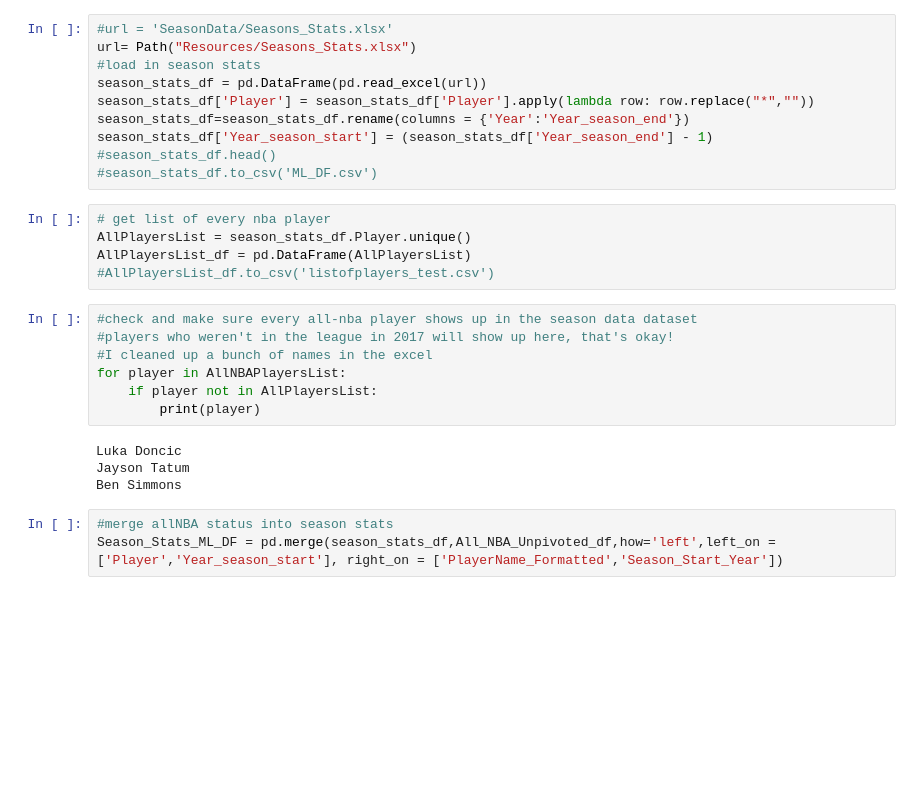
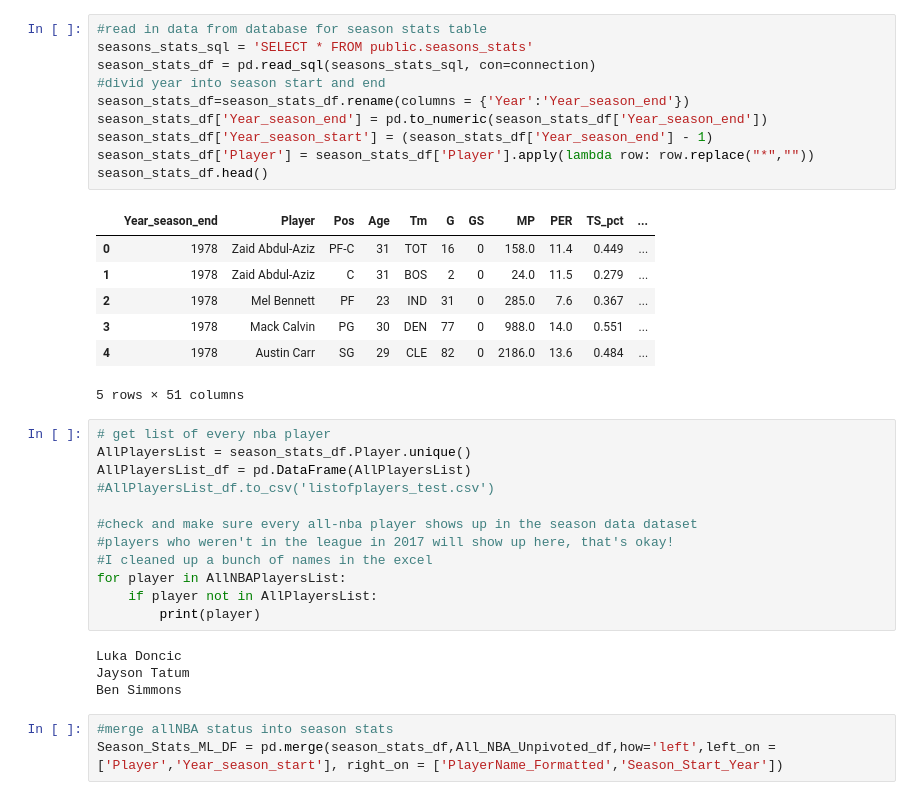
Before and after one commit to AForbis/Bootcamp_Final_Project, a Jupyter notebook: final_project_segment.ipynb, the cells around one changed output. Cells and saved outputs as stored; diff of their text form; blank space fills up the shorter version.

```diff
--- a/final_project_segment.ipynb
+++ b/final_project_segment.ipynb
@@ -37,19 +89,27 @@ AllNBAPlayersList = All_NBA_Unpivoted_df['PlayerName_Formatted'].unique()
-# %%
-#url = 'SeasonData/Seasons_Stats.xlsx'
-url= Path("Resources/Seasons_Stats.xlsx")
-#load in season stats
-season_stats_df = pd.DataFrame(pd.read_excel(url))
-season_stats_df['Player'] = season_stats_df['Player'].apply(lambda row: row.replace("*",""))
-season_stats_df=season_stats_df.rename(columns = {'Year':'Year_season_end'})
-season_stats_df['Year_season_start'] = (season_stats_df['Year_season_end'] - 1)
-#season_stats_df.head()
-#season_stats_df.to_csv('ML_DF.csv')
-# %%
-# get list of every nba player
-AllPlayersList = season_stats_df.Player.unique()
-AllPlayersList_df = pd.DataFrame(AllPlayersList)
-#AllPlayersList_df.to_csv('listofplayers_test.csv')
+# %%
+#read in data from database for season stats table
+seasons_stats_sql = 'SELECT * FROM public.seasons_stats'
+season_stats_df = pd.read_sql(seasons_stats_sql, con=connection)
+#divid year into season start and end
+season_stats_df=season_stats_df.rename(columns = {'Year':'Year_season_end'})
+season_stats_df['Year_season_end'] = pd.to_numeric(season_stats_df['Year_season_end'])
+season_stats_df['Year_season_start'] = (season_stats_df['Year_season_end'] - 1)
+season_stats_df['Player'] = season_stats_df['Player'].apply(lambda row: row.replace("*",""))
+season_stats_df.head()
+# %% [output]
+|  | Year_season_end | Player | Pos | Age | Tm | G | GS | MP | PER | TS_pct | ... |
+| 0 | 1978 | Zaid Abdul-Aziz | PF-C | 31 | TOT | 16 | 0 | 158.0 | 11.4 | 0.449 | ... |
+| 1 | 1978 | Zaid Abdul-Aziz | C | 31 | BOS | 2 | 0 | 24.0 | 11.5 | 0.279 | ... |
+| 2 | 1978 | Mel Bennett | PF | 23 | IND | 31 | 0 | 285.0 | 7.6 | 0.367 | ... |
+| 3 | 1978 | Mack Calvin | PG | 30 | DEN | 77 | 0 | 988.0 | 14.0 | 0.551 | ... |
+| 4 | 1978 | Austin Carr | SG | 29 | CLE | 82 | 0 | 2186.0 | 13.6 | 0.484 | ... |
+5 rows × 51 columns
 # %%
+# get list of every nba player
+AllPlayersList = season_stats_df.Player.unique()
+AllPlayersList_df = pd.DataFrame(AllPlayersList)
+#AllPlayersList_df.to_csv('listofplayers_test.csv')
+
 #check and make sure every all-nba player shows up in the season data dataset
 #players who weren't in the league in 2017 will show up here, that's okay!
 #I cleaned up a bunch of names in the excel
```
Also changed, not shown: parts of 27 cells of this notebook.
